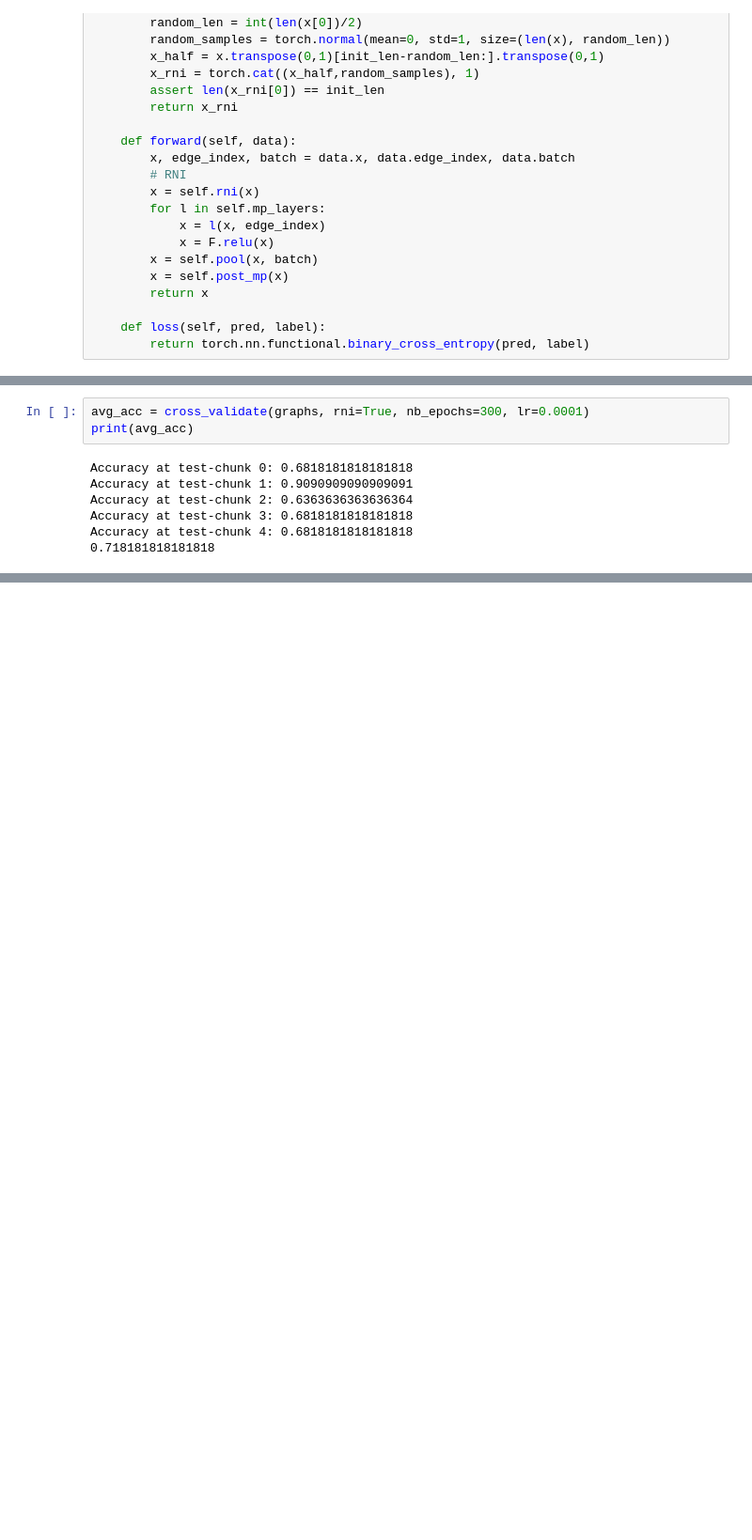
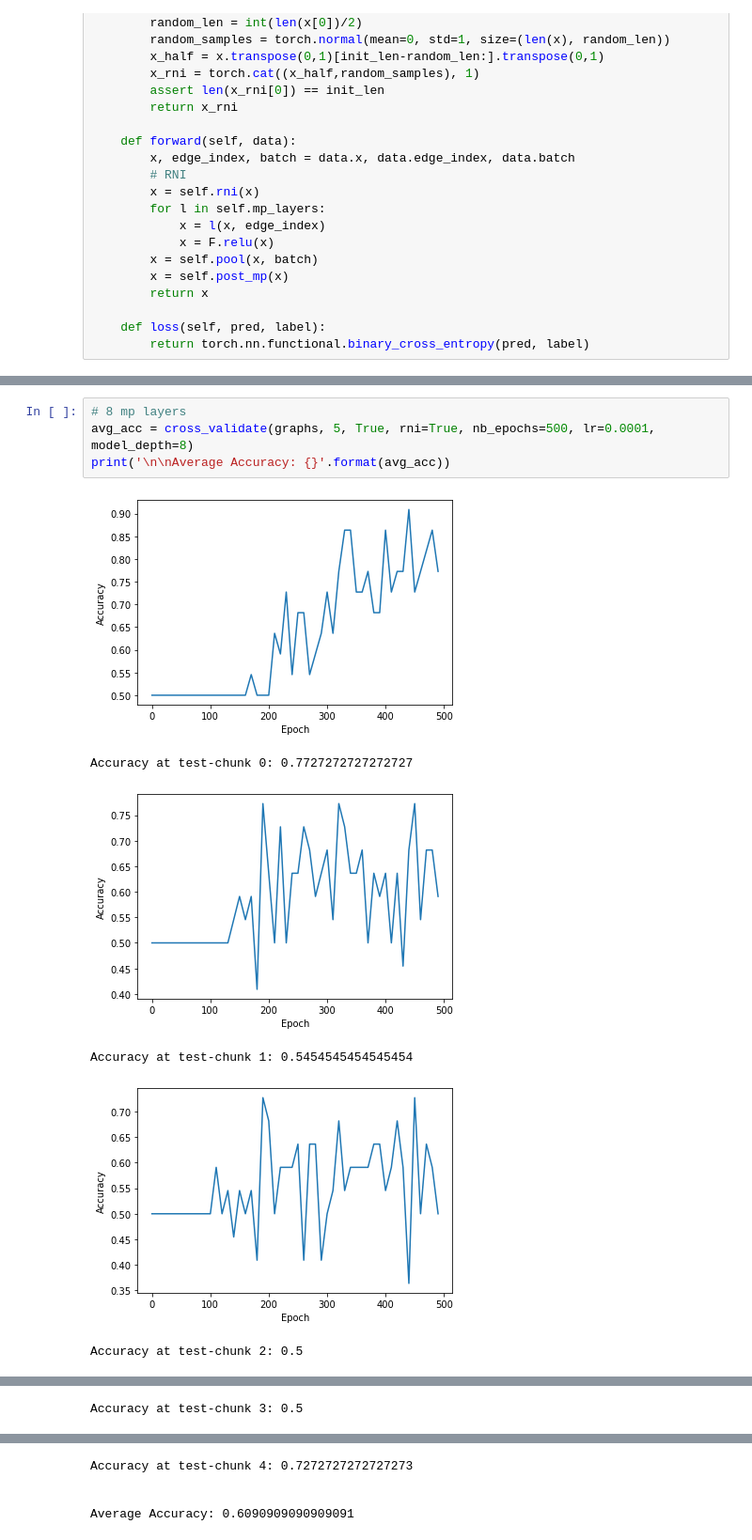
Before and after one commit to JohannesMessner/graph-ml, a Jupyter notebook: simpleGNN.ipynb, the cells around one changed output, grey strips where cells are left out. Shown: that part at 94% size. Saved outputs shown, nothing was run; the diff lists cells and outputs as text; blank space fills up the shorter version.

```diff
--- a/simpleGNN.ipynb
+++ b/simpleGNN.ipynb
@@ -235,10 +243,11 @@ Epoch 290. Loss: 1.5511. Test accuracy: 0.4545
 # %%
-avg_acc = cross_validate(graphs, rni=True, nb_epochs=300, lr=0.0001)
-print(avg_acc)
+# 8 mp layers
+avg_acc = cross_validate(graphs, 5, True, rni=True, nb_epochs=500, lr=0.0001, model_depth=8)
+print('\n\nAverage Accuracy: {}'.format(avg_acc))
 # %% [output]
+[figure, added]
-Accuracy at test-chunk 0: 0.6818181818181818
-Accuracy at test-chunk 1: 0.9090909090909091
-Accuracy at test-chunk 2: 0.6363636363636364
-Accuracy at test-chunk 3: 0.6818181818181818
-Accuracy at test-chunk 4: 0.6818181818181818
-0.718181818181818
+Accuracy at test-chunk 0: 0.7727272727272727
+[figure, added]
+Accuracy at test-chunk 1: 0.5454545454545454
+[figure, added]
+Accuracy at test-chunk 2: 0.5
@@ -244,0 +255 @@ Accuracy at test-chunk 4: 0.6818181818181818
+Accuracy at test-chunk 3: 0.5
@@ -244,0 +257,4 @@ Accuracy at test-chunk 4: 0.6818181818181818
+Accuracy at test-chunk 4: 0.7272727272727273
+
+
+Average Accuracy: 0.6090909090909091
```
Also changed, not shown: parts of 15 cells of this notebook.
